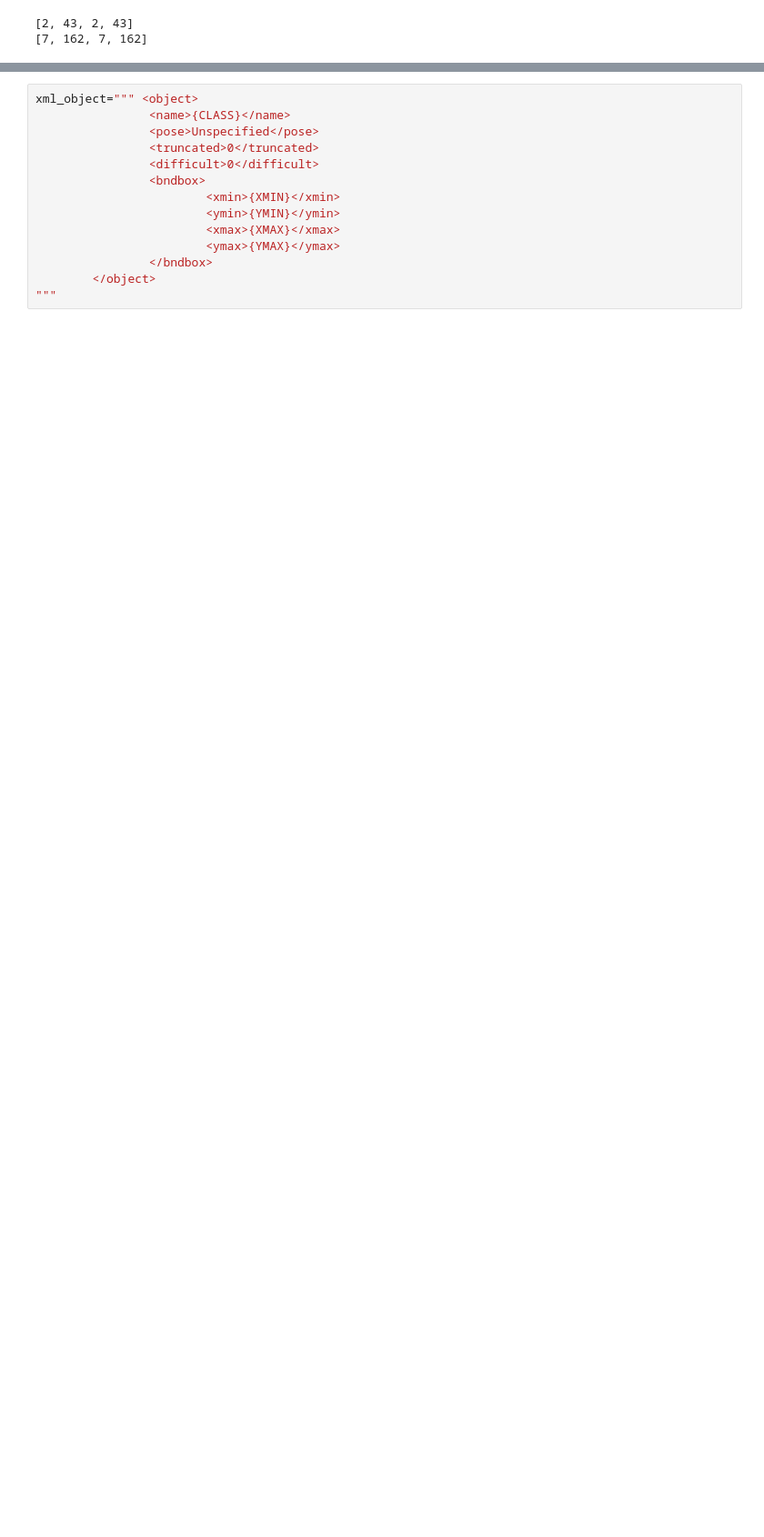
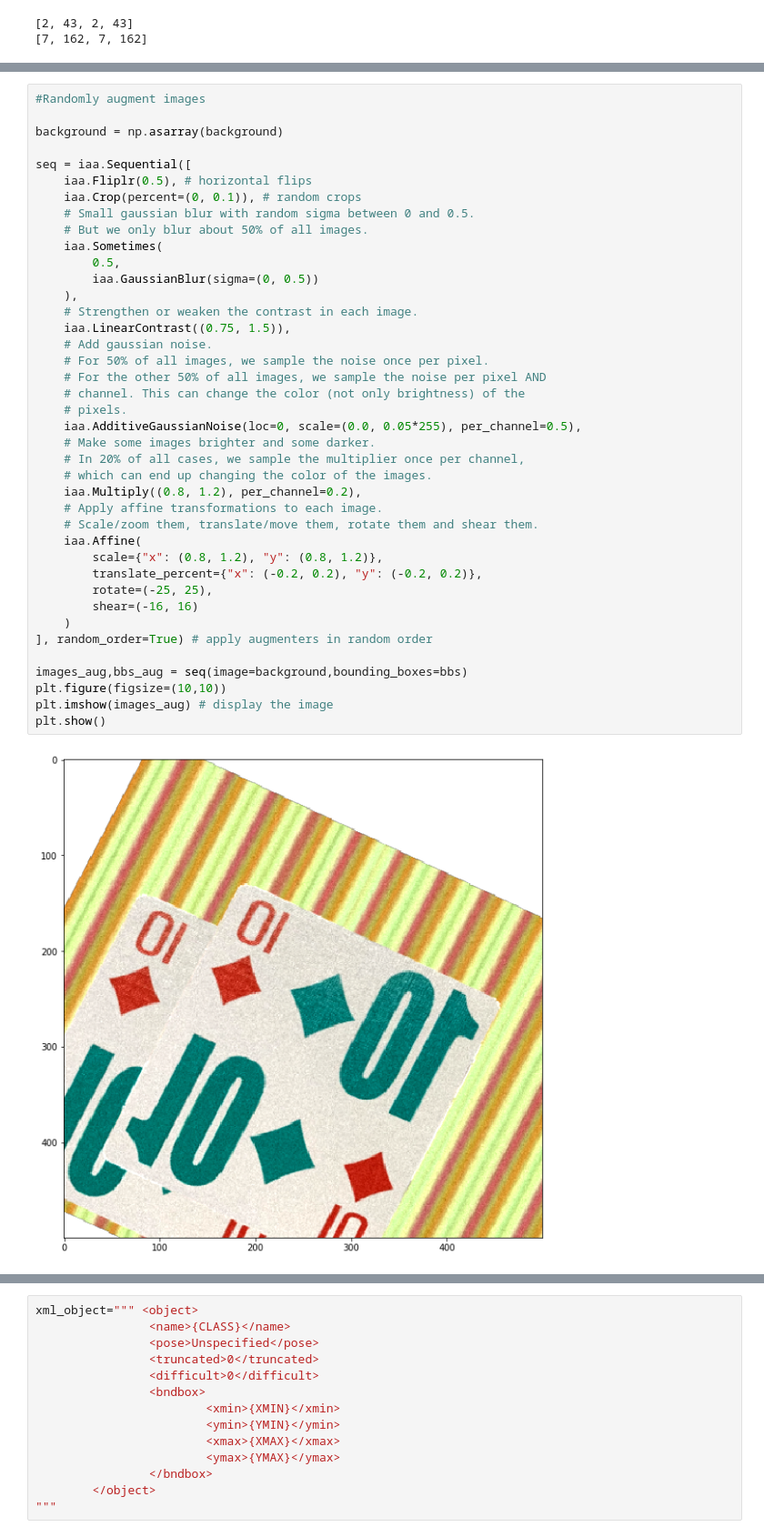
Before and after one commit to WJT98/Blackjack-Perfect-Count, a Jupyter notebook: GenerateImageSet.ipynb, the cells around one changed output, grey strips where cells are left out. Shown at 91% size. Drawn from its saved outputs; the diff is of its cells as text; blank space fills up the shorter version.

```diff
--- a/GenerateImageSet.ipynb
+++ b/GenerateImageSet.ipynb
@@ -119,0 +148,42 @@ _=plt.imshow(backgrounds[0])
+# %%
+#Randomly augment images
+
+background = np.asarray(background)
+
+seq = iaa.Sequential([
+    iaa.Fliplr(0.5), # horizontal flips
+    iaa.Crop(percent=(0, 0.1)), # random crops
+    # Small gaussian blur with random sigma between 0 and 0.5.
+    # But we only blur about 50% of all images.
+    iaa.Sometimes(
+        0.5,
+        iaa.GaussianBlur(sigma=(0, 0.5))
+    ),
+    # Strengthen or weaken the contrast in each image.
+    iaa.LinearContrast((0.75, 1.5)),
+    # Add gaussian noise.
+    # For 50% of all images, we sample the noise once per pixel.
+    # For the other 50% of all images, we sample the noise per pixel AND
+    # channel. This can change the color (not only brightness) of the
+    # pixels.
+    iaa.AdditiveGaussianNoise(loc=0, scale=(0.0, 0.05*255), per_channel=0.5),
+    # Make some images brighter and some darker.
+    # In 20% of all cases, we sample the multiplier once per channel,
+    # which can end up changing the color of the images.
+    iaa.Multiply((0.8, 1.2), per_channel=0.2),
+    # Apply affine transformations to each image.
+    # Scale/zoom them, translate/move them, rotate them and shear them.
+    iaa.Affine(
+        scale={"x": (0.8, 1.2), "y": (0.8, 1.2)},
+        translate_percent={"x": (-0.2, 0.2), "y": (-0.2, 0.2)},
+        rotate=(-25, 25),
+        shear=(-16, 16)
+    )
+], random_order=True) # apply augmenters in random order
+
+images_aug,bbs_aug = seq(image=background,bounding_boxes=bbs)
+plt.figure(figsize=(10,10))
+plt.imshow(images_aug) # display the image
+plt.show()
+# %% [output]
+[figure, added]
```
Also changed, not shown: parts of 10 cells of this notebook.
